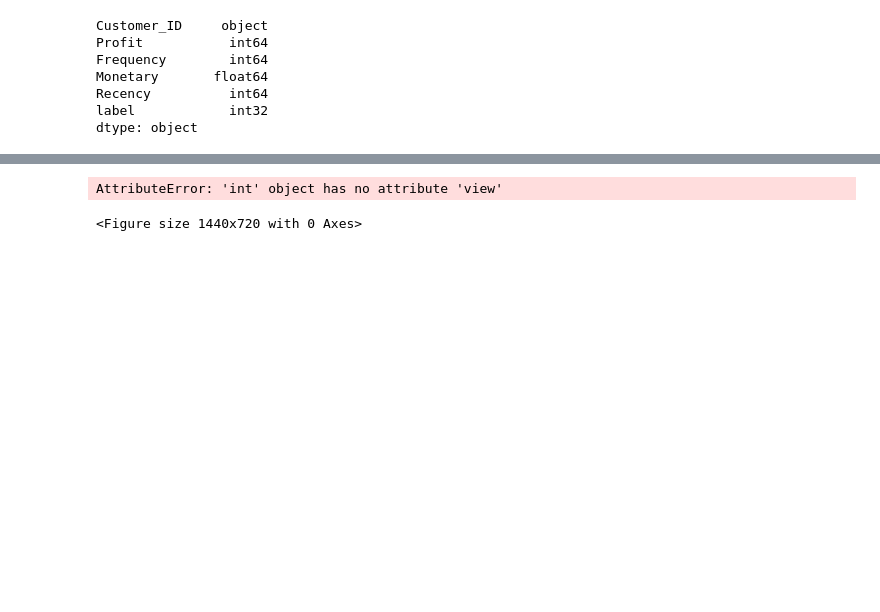
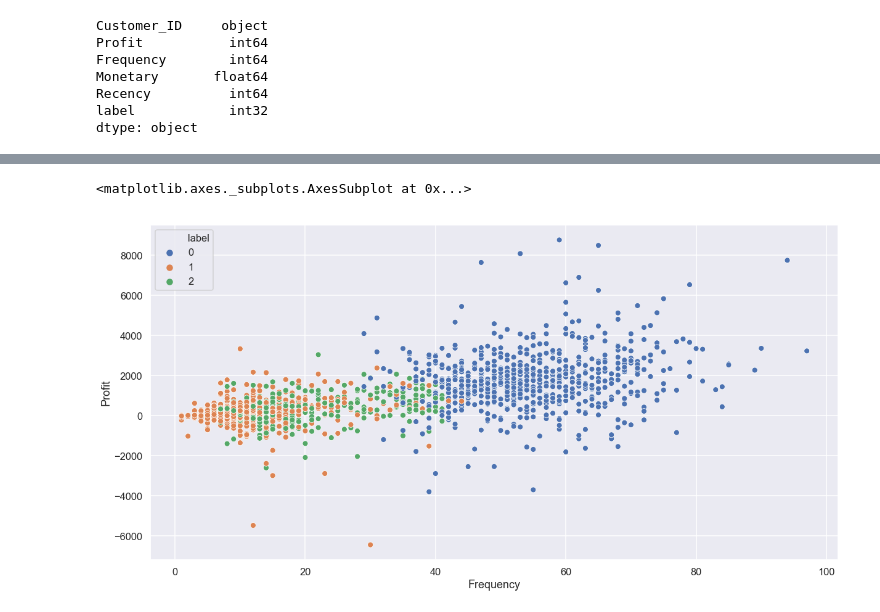
Before and after one commit to ta-data-bcn/Project-Week-8-Final-Project, a Jupyter notebook: your-project/notebooks/RFM.ipynb, the cells around one changed output, grey strips where cells are left out. Saved outputs shown, nothing was run; the diff lists cells and outputs as text; code cells hidden in the pictures; blank space fills up the shorter version.

```diff
--- a/your-project/notebooks/RFM.ipynb
+++ b/your-project/notebooks/RFM.ipynb
@@ -697,8 +699,8 @@ LinAlgError: singular matrix
 # %%
 plt.figure(figsize=(20,10))
-sns.scatterplot(x=df_t.Frequency, y=df_t.Profit, hue=df_t.label)
+sns.scatterplot(x=df_t.Frequency, y=df_t.Profit, palette=["#4C72B1", "#DD8452", "#54A867"],hue=df_t.label)
 # %% [output]
-AttributeError: 'int' object has no attribute 'view'
+<matplotlib.axes._subplots.AxesSubplot at 0x...>
-<Figure size 1440x720 with 0 Axes>
+[figure, added]
 # %%
 df_t
```
Also changed, not shown: parts of 14 cells of this notebook, 24 other files.
